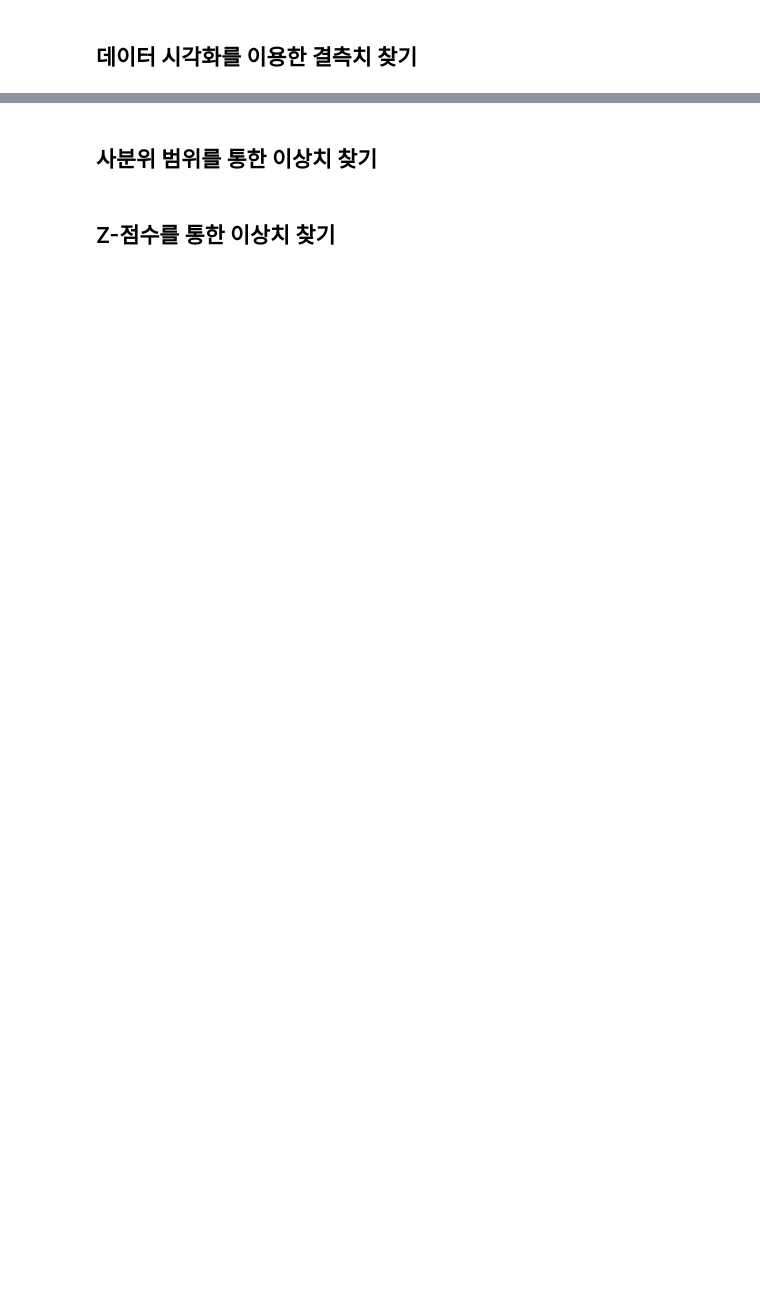
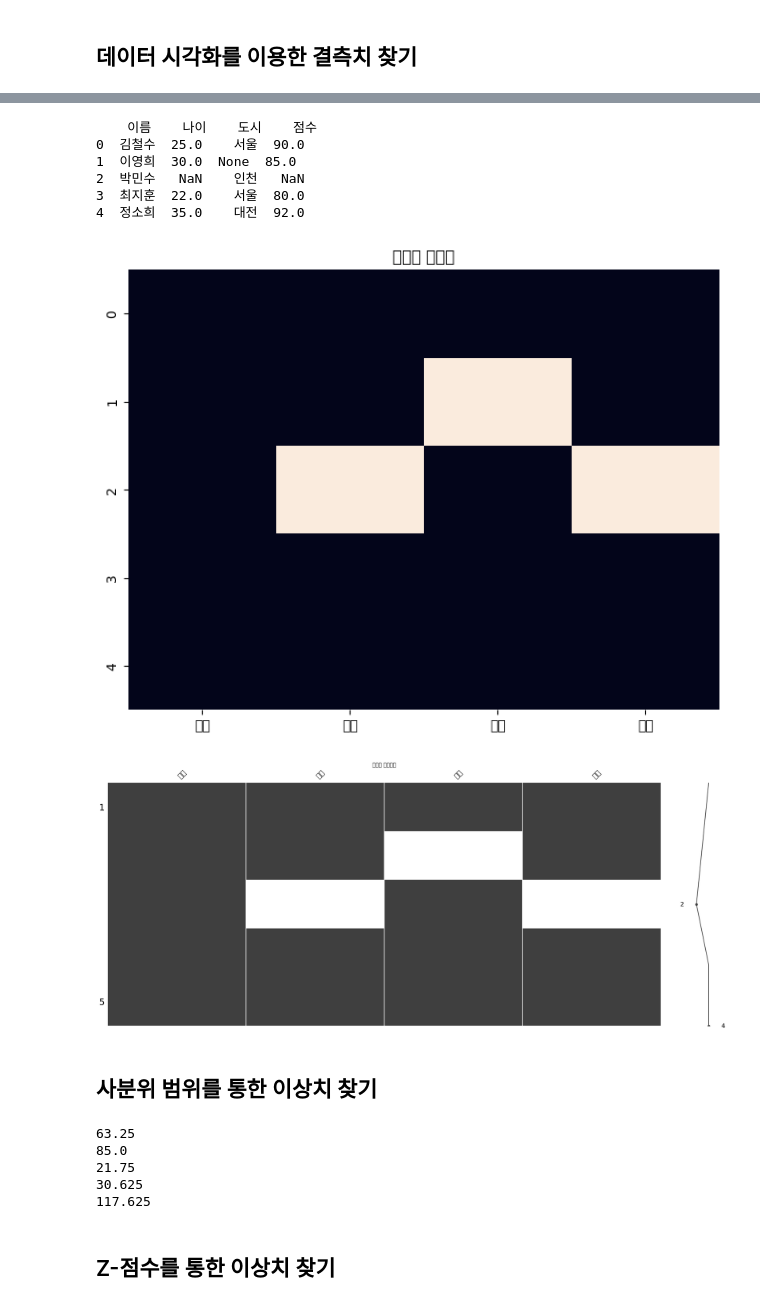
Before and after one commit to csisyoon-hui/Data-Analysis-with-Open-Source, a Jupyter notebook: 6_7강_데이터_전처리.ipynb, the cells around one changed output, grey strips where cells are left out. Cells and saved outputs as stored; diff of their text form; code cells hidden in the pictures; blank space fills up the shorter version.

```diff
--- a/6_7강_데이터_전처리.ipynb
+++ b/6_7강_데이터_전처리.ipynb
@@ -224,4 +421,74 @@ print(df.sort_values(by=['학년','학점'], ascending=[True, False]))
+# %%
+import matplotlib.pyplot as plt
+plt.rc('font', family='NanumBarunGothic')
+# %%
+import numpy as np
+import pandas as pd
+
+### 시각화 라이브러리 임포트
+import matplotlib.pyplot as plt
+import seaborn as sns
+import missingno as msno
+
+data = {'이름': ['김철수', '이영희', '박민수', '최지훈', '정소희'],
+        '나이': [25, 30, np.nan, 22, 35],
+        '도시': ['서울', None, '인천', '서울', '대전'],
+        '점수': [90, 85, np.nan, 80, 92]}
+df = pd.DataFrame(data)
+print(df)
+
+## 결측치 히트맵
+plt.figure(figsize = (8,6))
+sns.heatmap(df.isnull(), cbar=False)
+plt.title("결측치 히트맵")
+plt.show()
+
+## 결측치 매트릭스
+msno.matrix(df)
+plt.title("결측치 매트릭스")
+plt.show()
+# %% [output]
+    이름    나이    도시    점수
+0  김철수  25.0    서울  90.0
+1  이영희  30.0  None  85.0
+2  박민수   NaN    인천   NaN
+3  최지훈  22.0    서울  80.0
+4  정소희  35.0    대전  92.0
+[figure, added]
+[figure, added]
 # %% [markdown]
 ## 사분위 범위를 통한 이상치 찾기
+# %%
+
+import pandas as pd
+import numpy as np
+
+점수_데이터 = [72, 68, 75, 282, 64, 31, 78, 69, 88, 92, 22, 84, 61, -90, 130, 66]
+학번_데이터 = list(range(1001, 1001 + len(점수_데이터)))
+
+df = pd.DataFrame({
+    '학번': 학번_데이터,
+    '점수': 점수_데이터
+})
+
+### 사분위 범위 경계값 계산
+q1 = df['점수'].quantile(0.25)
+q3 = df['점수'].quantile(0.75)
+iqr = q3 - q1
+하한값 = q1 - 1.5 * iqr
+상한값 = q3 + 1.5 * iqr
+
+### IQR 통계량 출력
+print(q1)
+print(q3)
+print(iqr)
+print(하한값)
+print(상한값)
+# %% [output]
+63.25
+85.0
+21.75
+30.625
+117.625
 # %% [markdown]
 ## Z-점수를 통한 이상치 찾기
```
Also changed, not shown: parts of 29 cells of this notebook.
